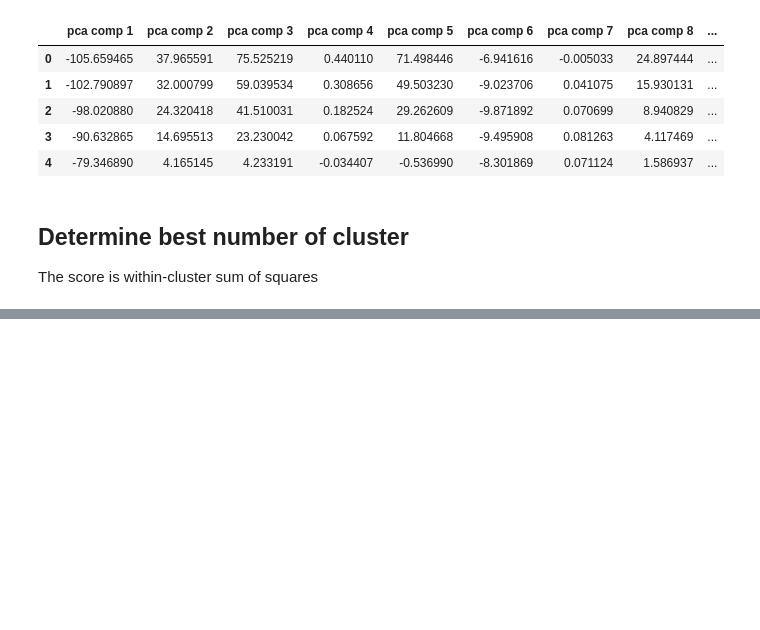
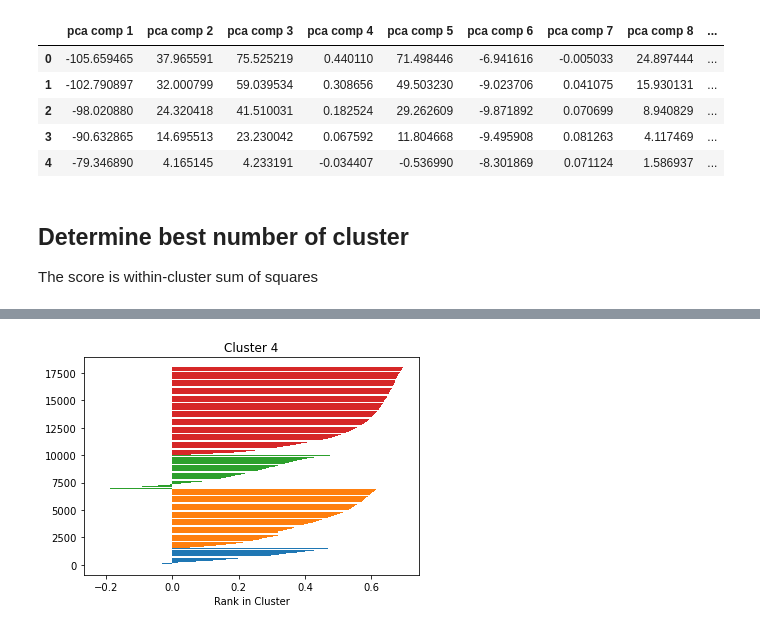
Before and after one commit to friethjof/correlation_classification, a Jupyter notebook: clustering_with_kmeans.ipynb, the cells around one changed output, grey strips where cells are left out. Cells and saved outputs as stored; diff of their text form; code cells hidden in the pictures; blank space fills up the shorter version.

```diff
--- a/clustering_with_kmeans.ipynb
+++ b/clustering_with_kmeans.ipynb
@@ -66,0 +118,4 @@ ax.set_ylabel(ylabel='within-cluster sum of squares',
+# %%
+plot_silhouette_samples(n_clusters=4)
+# %% [output]
+[figure, added]
```
Also changed, not shown: parts of 15 cells of this notebook.
